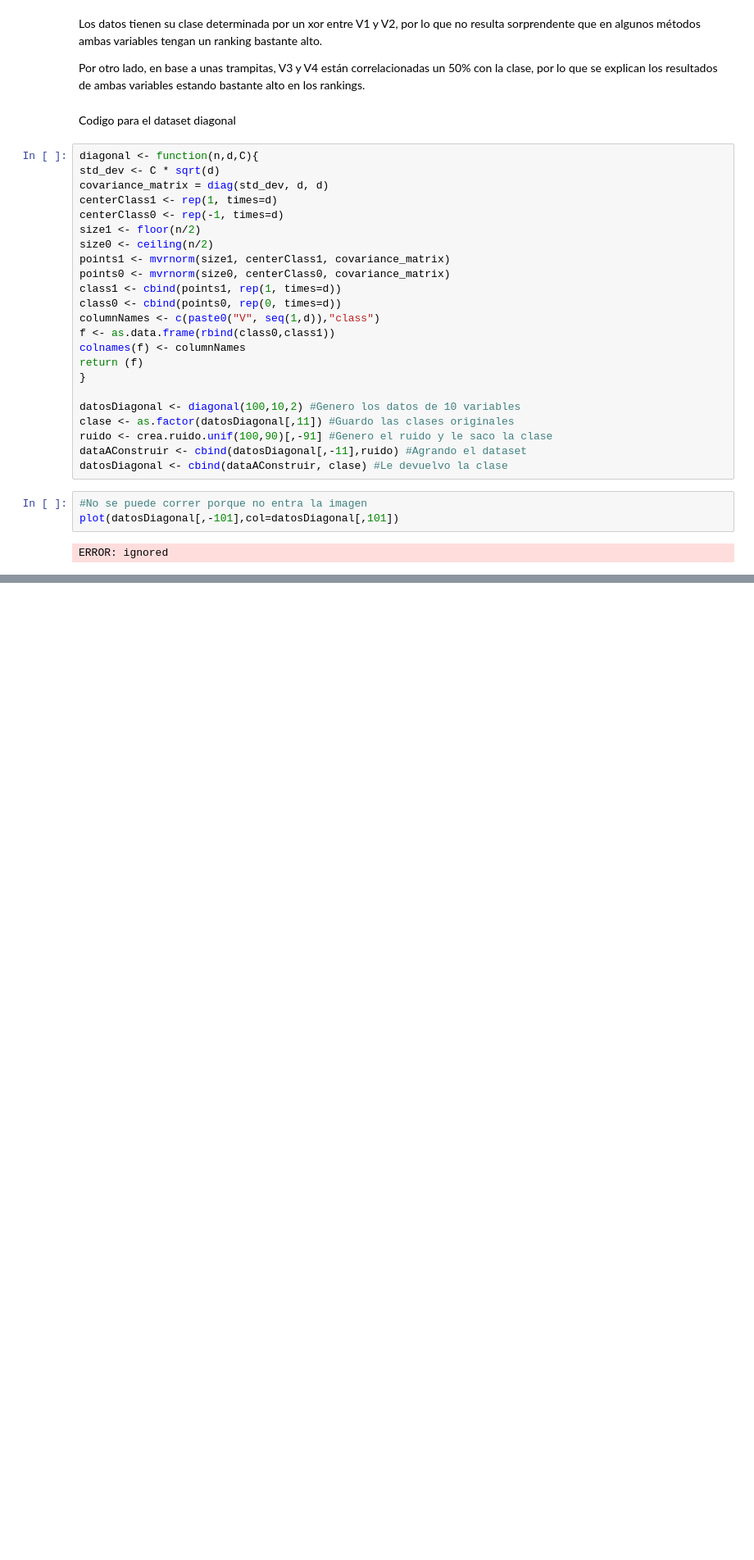
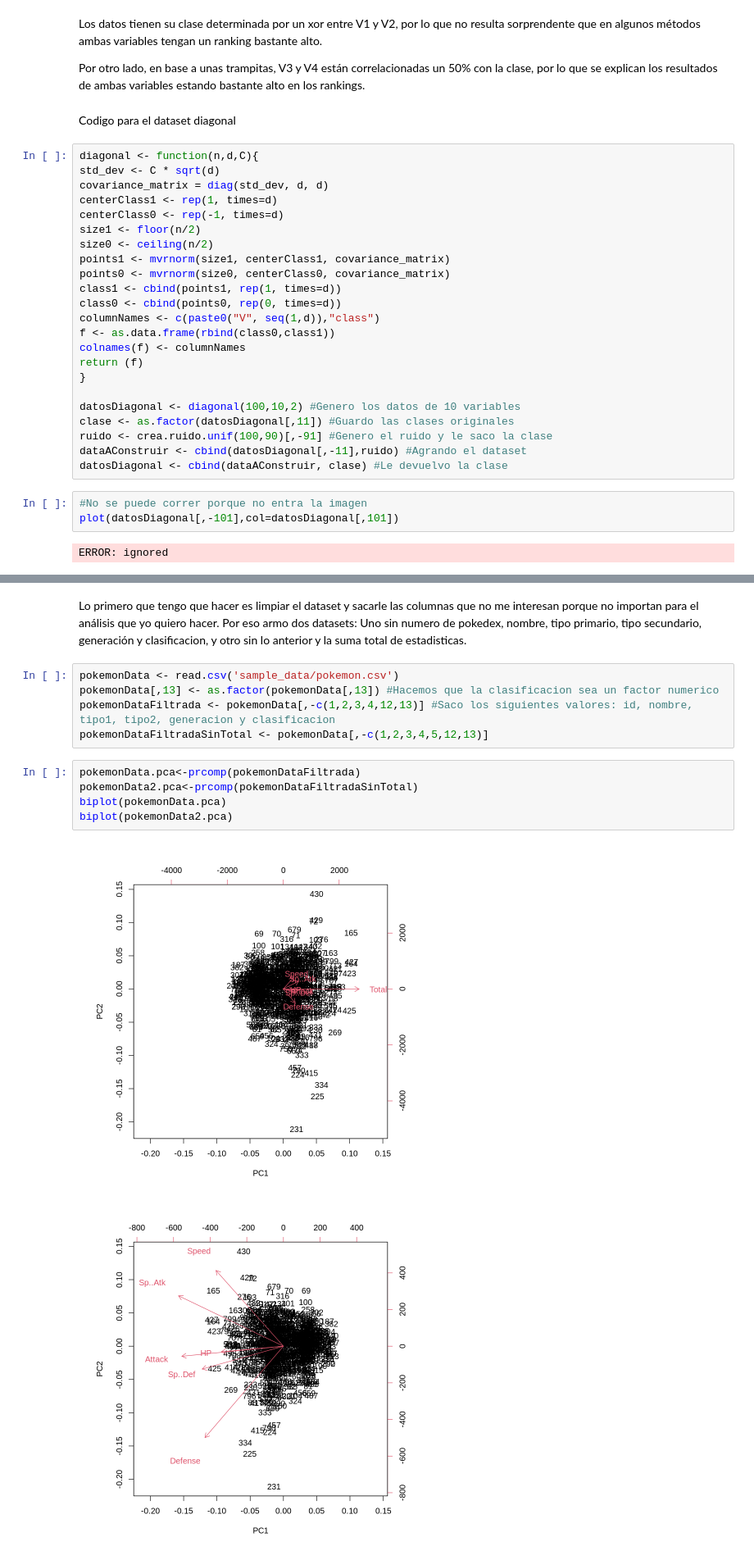
Before and after one commit to AgustinGurvich/TMD, a Jupyter notebook: TMD_TP2.ipynb, the cells around one changed output, grey strips where cells are left out. Shown at 82% size. Saved outputs shown, nothing was run; the diff lists cells and outputs as text; blank space fills up the shorter version.

```diff
--- a/TMD_TP2.ipynb
+++ b/TMD_TP2.ipynb
@@ -625,0 +641,16 @@ biplot(pokemonData.pca,choices=c(1,2),cex=0.8)
+# %% [markdown]
+Lo primero que tengo que hacer es limpiar el dataset y sacarle las columnas que no me interesan porque no importan para el análisis que yo quiero hacer.
+Por eso armo dos datasets: Uno sin numero de pokedex, nombre, tipo primario, tipo secundario, generación y clasificacion, y otro sin lo anterior y la suma total de estadisticas.
+# %%
+pokemonData <- read.csv('sample_data/pokemon.csv')
+pokemonData[,13] <- as.factor(pokemonData[,13]) #Hacemos que la clasificacion sea un factor numerico
+pokemonDataFiltrada <- pokemonData[,-c(1,2,3,4,12,13)] #Saco los siguientes valores: id, nombre, tipo1, tipo2, generacion y clasificacion
+pokemonDataFiltradaSinTotal <- pokemonData[,-c(1,2,3,4,5,12,13)]
+# %%
+pokemonData.pca<-prcomp(pokemonDataFiltrada)
+pokemonData2.pca<-prcomp(pokemonDataFiltradaSinTotal)
+biplot(pokemonData.pca)
+biplot(pokemonData2.pca)
+# %% [output]
+[figure, added]
+[figure, added]
```
Also changed, not shown: parts of 14 cells of this notebook.
